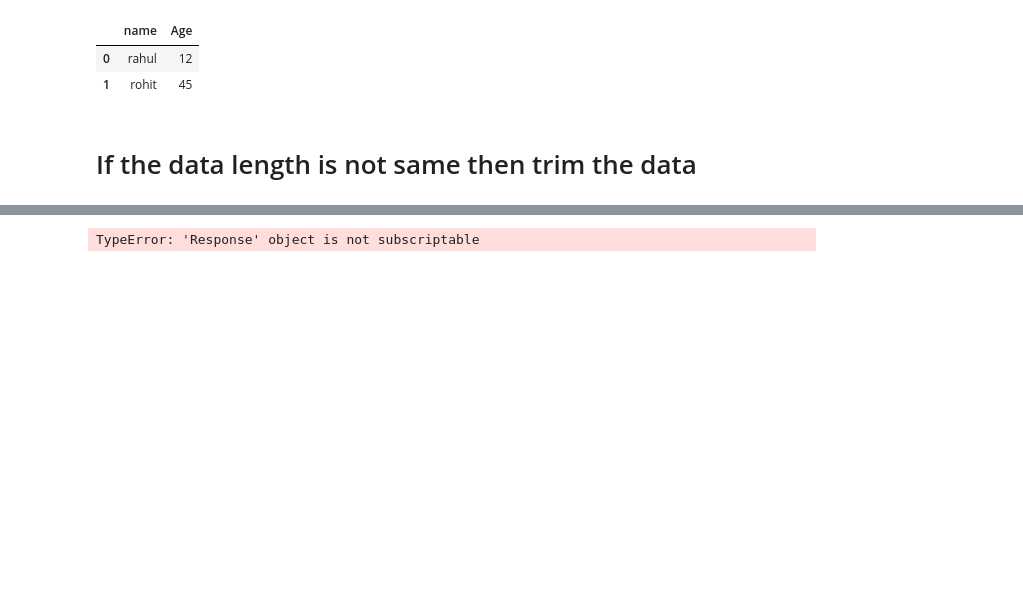
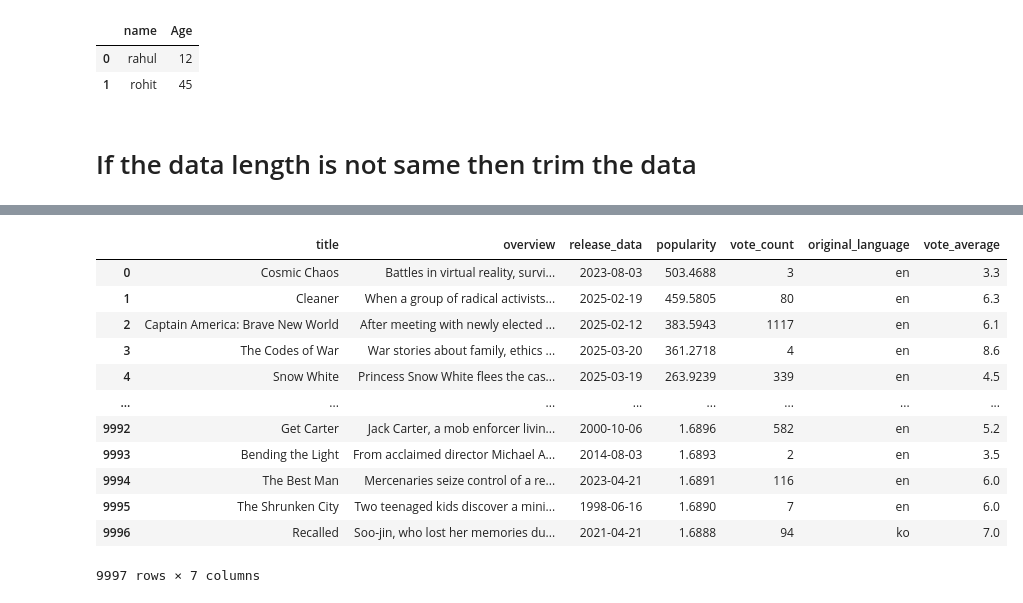
Before and after one commit to Priya-Rathor/Machine-learning, a Jupyter notebook: DataAnalysis/getData.ipynb, the cells around one changed output, grey strips where cells are left out. Saved outputs shown, nothing was run; the diff lists cells and outputs as text; code cells hidden in the pictures; blank space fills up the shorter version.

```diff
--- a/DataAnalysis/getData.ipynb
+++ b/DataAnalysis/getData.ipynb
@@ -158,8 +158,11 @@ df
 # %%
-final = pd.DataFrame()
-for j in range(1,501):
+import requests
+import pandas as pd
 
-    url = "https://api.themoviedb.org/3/movie/popular?language=en-US&page={j}"
+all_dfs = []
+
+for j in range(1, 501):
+    url = f"https://api.themoviedb.org/3/movie/popular?language=en-US&page={j}"
 
     headers = {
         "accept": "application/json",
@@ -168,6 +171,11 @@ for j in range(1,501):
 
     response = requests.get(url, headers=headers)
 
+    if response.status_code != 200:
+        print(f"Failed at page {j}: {response.status_code}")
+        continue
+
+    data = response.json()
 
     popularity = []
     vote_count = []
@@ -177,22 +185,49 @@ for j in range(1,501):
     overview = []
     release_data = []
 
-
-    for i in response['results']:
+    for i in data['results']:
         popularity.append(i['popularity'])
         vote_count.append(i['vote_count'])
         original_language.append(i['original_language'])
         title.append(i['title'])
-        vote_average.append(i['overview'])
+        vote_average.append(i['vote_average'])  # ✅ corrected
         overview.append(i['overview'])
         release_data.append(i['release_date'])
 
-    d = {'title':title, "overview":overview, "release_data":release_data, 'popularity':popularity, 'vote_count':vote_count,'original_language':original_language,'vote_average':vote_average,}
+    d = {
+        'title': title,
+        "overview": overview,
+        "release_data": release_data,
+        'popularity': popularity,
+        'vote_count': vote_count,
+        'original_language': original_language,
+        'vote_average': vote_average,
+    }
 
     min_len = min(len(v) for v in d.values())
     d_trimmed = {k: v[:min_len] for k, v in d.items()}
     df = pd.DataFrame(d_trimmed)
 
-    final = final.append(df)
+    all_dfs.append(df)
+
+# Concatenate all DataFrames into a final one
+final = pd.concat(all_dfs, ignore_index=True)
+
+# Optionally save to CSV
+# final.to_csv("tmdb_popular_movies.csv", index=False)
-# %% [output]
-TypeError: 'Response' object is not subscriptable
+# %%
+final
+# %% [output]
+|  | title | overview | release_data | popularity | vote_count | original_language | vote_average |
+| 0 | Cosmic Chaos | Battles in virtual reality, survi... | 2023-08-03 | 503.4688 | 3 | en | 3.3 |
+| 1 | Cleaner | When a group of radical activists... | 2025-02-19 | 459.5805 | 80 | en | 6.3 |
+| 2 | Captain America: Brave New World | After meeting with newly elected ... | 2025-02-12 | 383.5943 | 1117 | en | 6.1 |
+| 3 | The Codes of War | War stories about family, ethics ... | 2025-03-20 | 361.2718 | 4 | en | 8.6 |
+| 4 | Snow White | Princess Snow White flees the cas... | 2025-03-19 | 263.9239 | 339 | en | 4.5 |
+| ... | ... | ... | ... | ... | ... | ... | ... |
+| 9992 | Get Carter | Jack Carter, a mob enforcer livin... | 2000-10-06 | 1.6896 | 582 | en | 5.2 |
+| 9993 | Bending the Light | From acclaimed director Michael A... | 2014-08-03 | 1.6893 | 2 | en | 3.5 |
+| 9994 | The Best Man | Mercenaries seize control of a re... | 2023-04-21 | 1.6891 | 116 | en | 6.0 |
+| 9995 | The Shrunken City | Two teenaged kids discover a mini... | 1998-06-16 | 1.6890 | 7 | en | 6.0 |
+| 9996 | Recalled | Soo-jin, who lost her memories du... | 2021-04-21 | 1.6888 | 94 | ko | 7.0 |
+9997 rows × 7 columns
```
Also changed, not shown: parts of 7 cells of this notebook, 2 other files.
